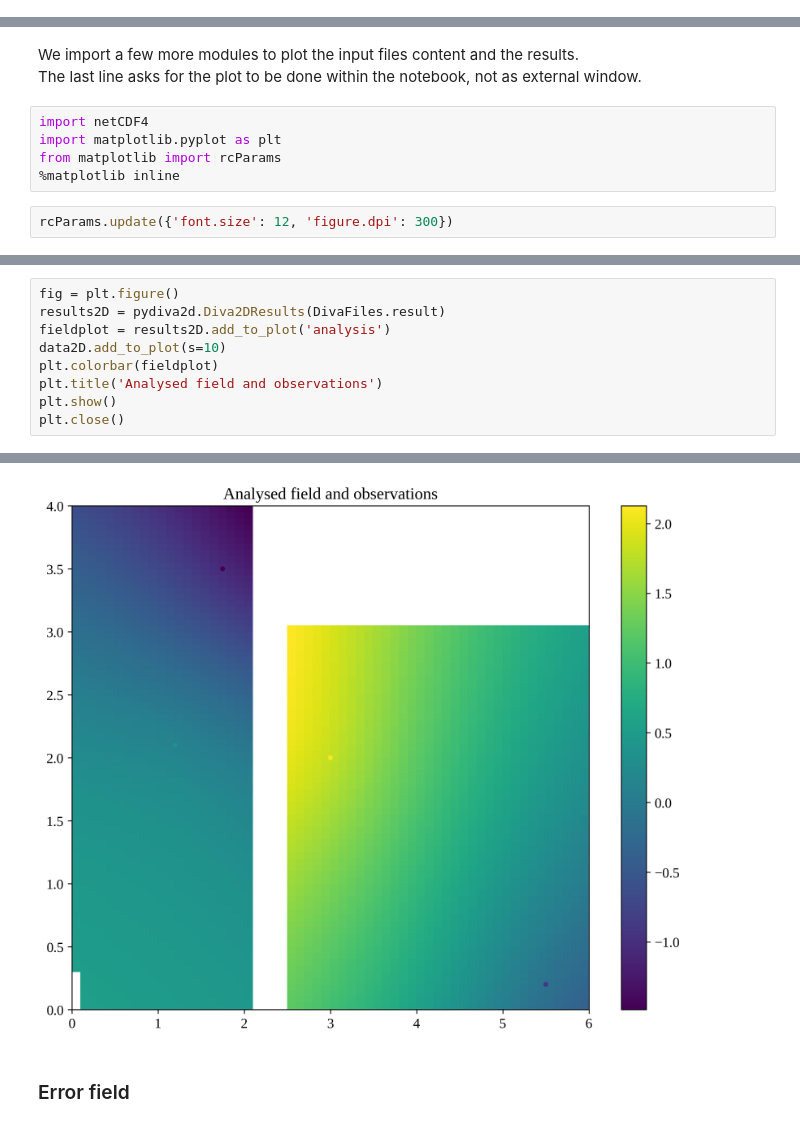
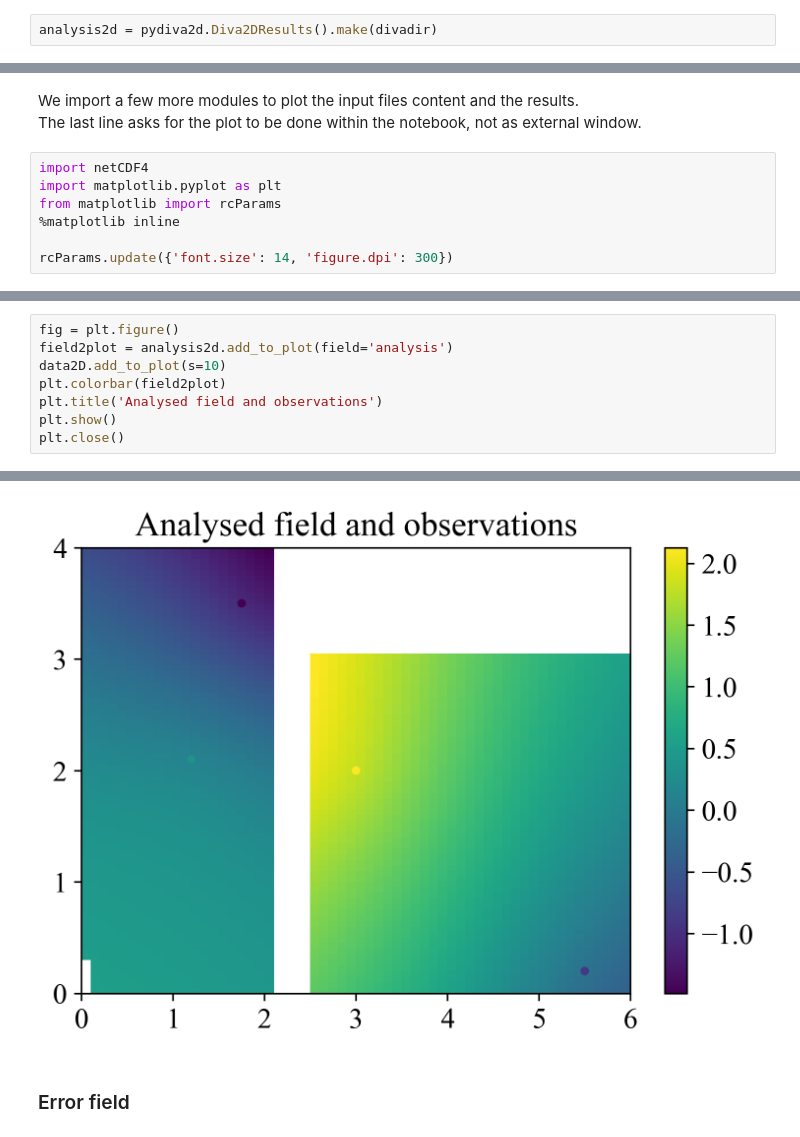
Before and after one commit to gher-uliege/DivaPythonTools, a Jupyter notebook: Notebooks/run_diva2D_rectangles.ipynb, the cells around one changed output, grey strips where cells are left out. Drawn from its saved outputs; the diff is of its cells as text.

```diff
--- a/Notebooks/run_diva2D_rectangles.ipynb
+++ b/Notebooks/run_diva2D_rectangles.ipynb
@@ -176,0 +180,2 @@ logger.info("Finished computation of the gridded field")
+# %%
+analysis2d = pydiva2d.Diva2DResults().make(divadir)
@@ -184,5 +207,5 @@ import netCDF4
 import matplotlib.pyplot as plt
 from matplotlib import rcParams
 %matplotlib inline
+
+rcParams.update({'font.size': 14, 'figure.dpi': 300})
-# %%
-rcParams.update({'font.size': 12, 'figure.dpi': 300})
@@ -216,10 +239,9 @@ The field is then added to the plot. In addition we can include the locations of
 Note that, due to their lower weights, the 2 data points in the right-side domain seems to influence less the analysis.
 # %%
 fig = plt.figure()
-results2D = pydiva2d.Diva2DResults(DivaFiles.result)
-fieldplot = results2D.add_to_plot('analysis')
+field2plot = analysis2d.add_to_plot(field='analysis')
 data2D.add_to_plot(s=10)
-plt.colorbar(fieldplot)
+plt.colorbar(field2plot)
 plt.title('Analysed field and observations')
 plt.show()
 plt.close()
@@ -231,4 +253,4 @@ plt.close()
-[figure, old version]
+[figure, new version]
 # %% [markdown]
 ### Error field
 # %% [markdown]
```
Also changed, not shown: parts of 35 cells of this notebook, 5 other files.
